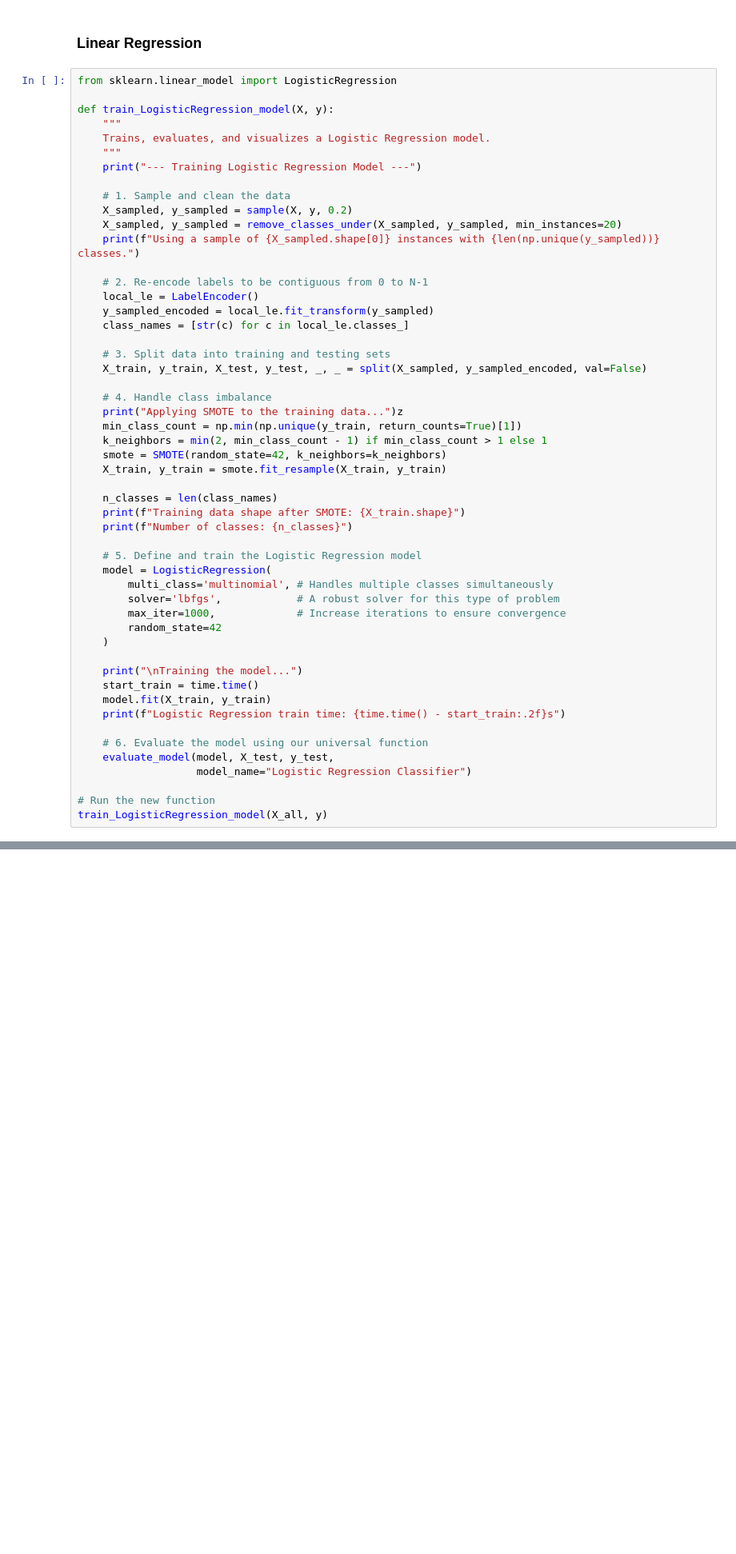
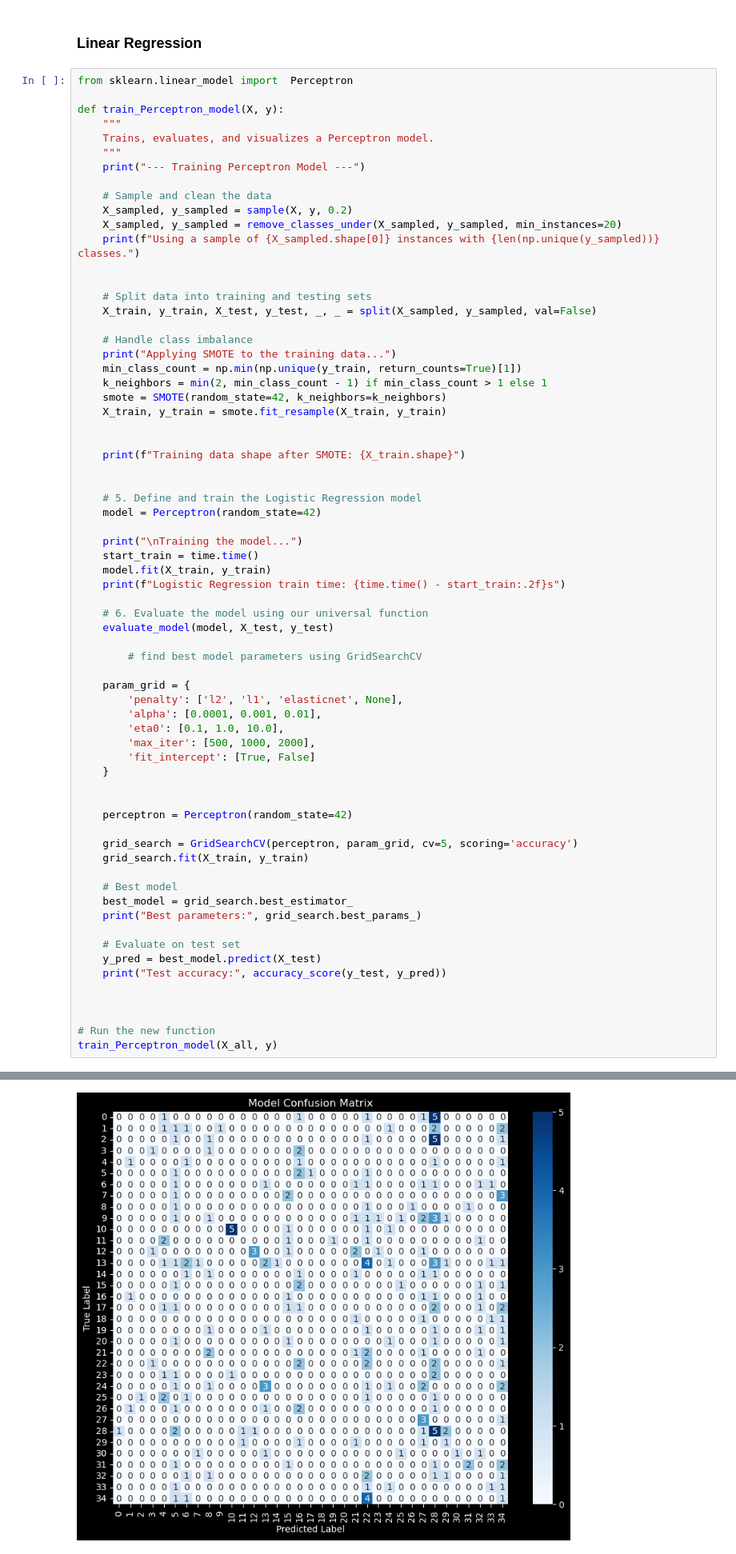
Before and after one commit to massmola/ml-assignments, a Jupyter notebook: Project/mlp-project.ipynb, the cells around one changed output, grey strips where cells are left out. Shown at 80% size. Drawn from its saved outputs; the diff is of its cells as text; blank space fills up the shorter version.

```diff
--- a/Project/mlp-project.ipynb
+++ b/Project/mlp-project.ipynb
@@ -859,45 +692,36 @@ Weighted F1-score: 0.2399
 # %% [markdown]
 ### Linear Regression
 # %%
-from sklearn.linear_model import LogisticRegression
+from sklearn.linear_model import  Perceptron
 
-def train_LogisticRegression_model(X, y):
+def train_Perceptron_model(X, y):
     """
-    Trains, evaluates, and visualizes a Logistic Regression model.
+    Trains, evaluates, and visualizes a Perceptron model.
     """
-    print("--- Training Logistic Regression Model ---")
+    print("--- Training Perceptron Model ---")
 
-    # 1. Sample and clean the data
+    # Sample and clean the data
     X_sampled, y_sampled = sample(X, y, 0.2)
     X_sampled, y_sampled = remove_classes_under(X_sampled, y_sampled, min_instances=20)
     print(f"Using a sample of {X_sampled.shape[0]} instances with {len(np.unique(y_sampled))} classes.")
 
-    # 2. Re-encode labels to be contiguous from 0 to N-1
-    local_le = LabelEncoder()
-    y_sampled_encoded = local_le.fit_transform(y_sampled)
-    class_names = [str(c) for c in local_le.classes_]
 
-    # 3. Split data into training and testing sets
-    X_train, y_train, X_test, y_test, _, _ = split(X_sampled, y_sampled_encoded, val=False)
+    # Split data into training and testing sets
+    X_train, y_train, X_test, y_test, _, _ = split(X_sampled, y_sampled, val=False)
 
-    # 4. Handle class imbalance
-    print("Applying SMOTE to the training data...")z
+    # Handle class imbalance
+    print("Applying SMOTE to the training data...")
     min_class_count = np.min(np.unique(y_train, return_counts=True)[1])
     k_neighbors = min(2, min_class_count - 1) if min_class_count > 1 else 1
     smote = SMOTE(random_state=42, k_neighbors=k_neighbors)
     X_train, y_train = smote.fit_resample(X_train, y_train)
 
-    n_classes = len(class_names)
+
     print(f"Training data shape after SMOTE: {X_train.shape}")
-    print(f"Number of classes: {n_classes}")
+
 
     # 5. Define and train the Logistic Regression model
-    model = LogisticRegression(
-        multi_class='multinomial', # Handles multiple classes simultaneously
-        solver='lbfgs',            # A robust solver for this type of problem
-        max_iter=1000,             # Increase iterations to ensure convergence
-        random_state=42
-    )
+    model = Perceptron(random_state=42)
 
     print("\nTraining the model...")
     start_train = time.time()
@@ -905,9 +729,34 @@ def train_LogisticRegression_model(X, y):
     print(f"Logistic Regression train time: {time.time() - start_train:.2f}s")
 
     # 6. Evaluate the model using our universal function
-    evaluate_model(model, X_test, y_test,
-                   model_name="Logistic Regression Classifier")
+    evaluate_model(model, X_test, y_test)
+
+        # find best model parameters using GridSearchCV
+
+    param_grid = {
+        'penalty': ['l2', 'l1', 'elasticnet', None],
+        'alpha': [0.0001, 0.001, 0.01],
+        'eta0': [0.1, 1.0, 10.0],
+        'max_iter': [500, 1000, 2000],
+        'fit_intercept': [True, False]
+    }
+
+
+    perceptron = Perceptron(random_state=42)
+
+    grid_search = GridSearchCV(perceptron, param_grid, cv=5, scoring='accuracy')
+    grid_search.fit(X_train, y_train)
+
+    # Best model
+    best_model = grid_search.best_estimator_
+    print("Best parameters:", grid_search.best_params_)
+
+    # Evaluate on test set
+    y_pred = best_model.predict(X_test)
+    print("Test accuracy:", accuracy_score(y_test, y_pred))
+
+
 
 # Run the new function
-train_LogisticRegression_model(X_all, y)
+train_Perceptron_model(X_all, y)
 # %% [output]
@@ -920,0 +776 @@ Training the model...
+[figure, added]
```
Also changed, not shown: parts of 24 cells of this notebook, 2 other files.
